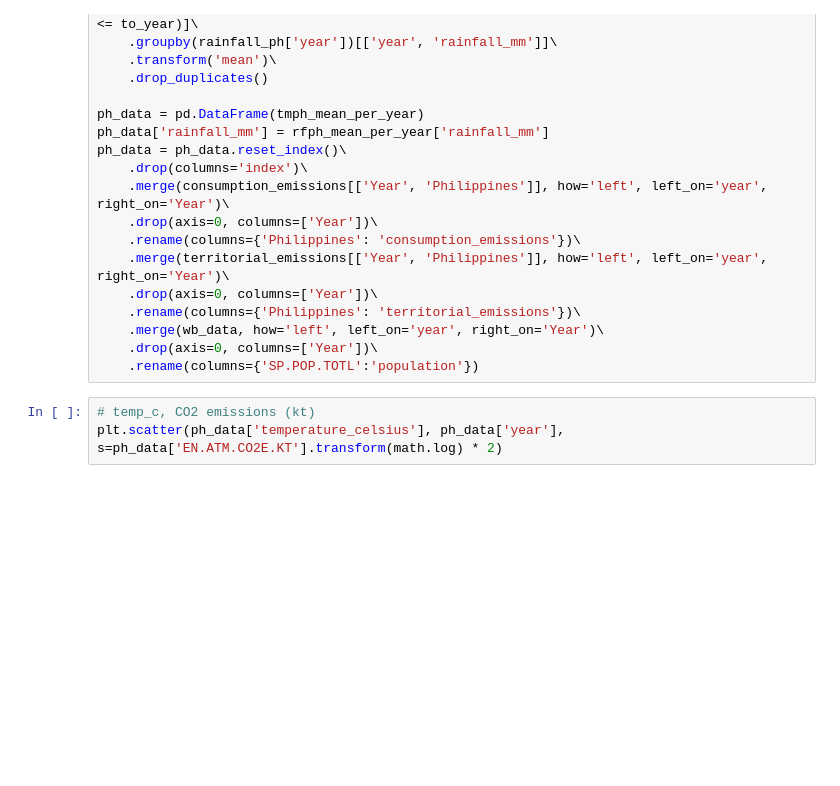
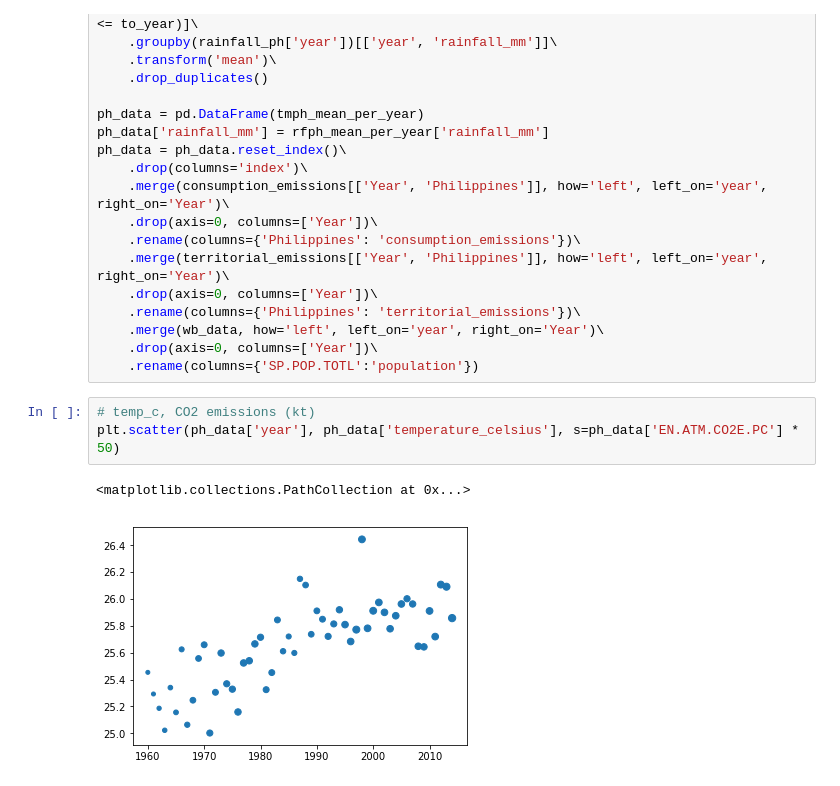
Before and after one commit to onezeronine/klima, a Jupyter notebook: notebooks/climate.ipynb, the cells around one changed output. Cells and saved outputs as stored; diff of their text form; blank space fills up the shorter version.

```diff
--- a/notebooks/climate.ipynb
+++ b/notebooks/climate.ipynb
@@ -83,6 +63,9 @@ ph_data = ph_data.reset_index()\
     .rename(columns={'SP.POP.TOTL':'population'})
 # %%
 # temp_c, CO2 emissions (kt)
-plt.scatter(ph_data['temperature_celsius'], ph_data['year'], s=ph_data['EN.ATM.CO2E.KT'].transform(math.log) * 2)
+plt.scatter(ph_data['year'], ph_data['temperature_celsius'], s=ph_data['EN.ATM.CO2E.PC'] * 50)
+# %% [output]
+<matplotlib.collections.PathCollection at 0x...>
+[figure, added]
 # %%
 plt.plot(ph_data['year'], ph_data['temperature_celsius'])
```
Also changed, not shown: parts of 4 cells of this notebook.
